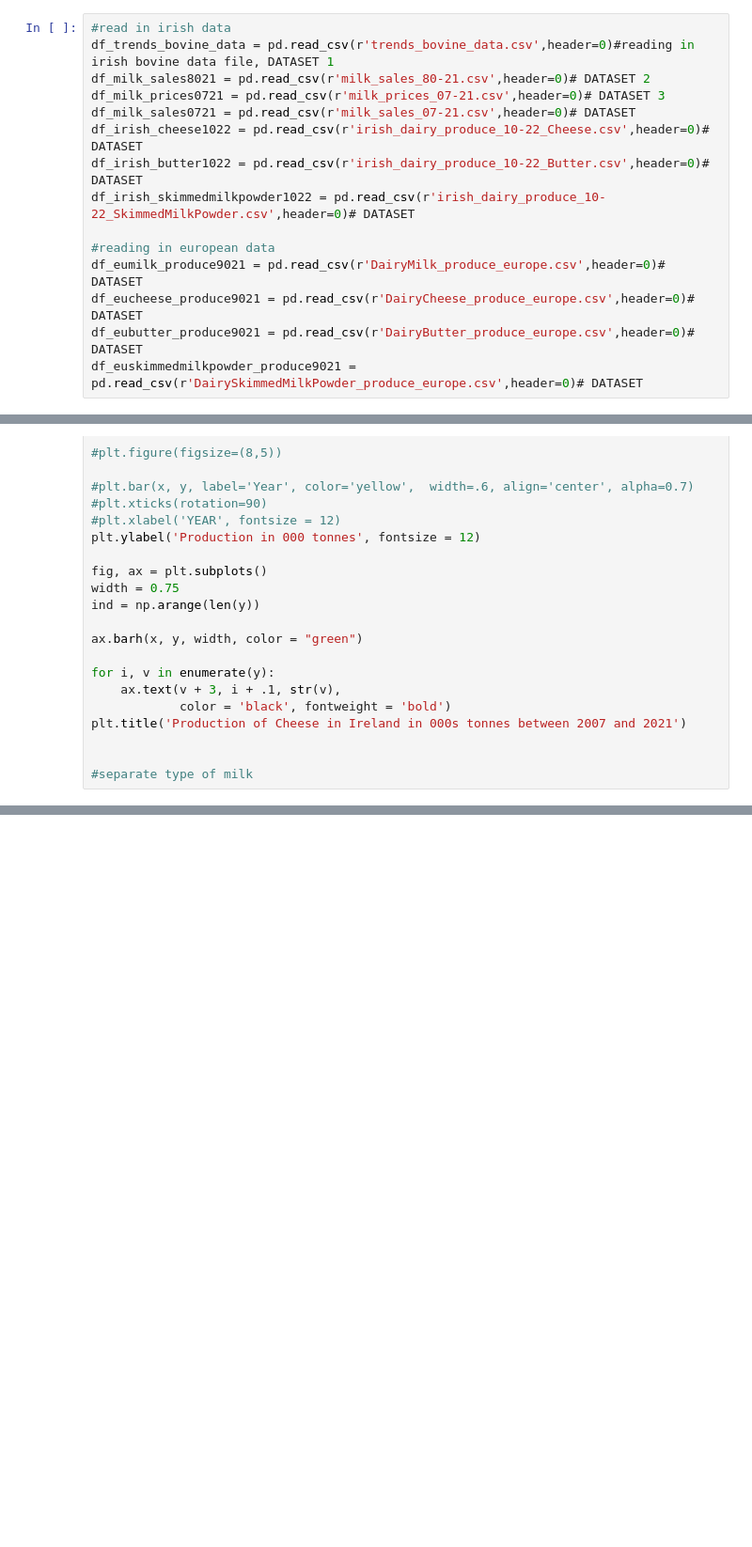
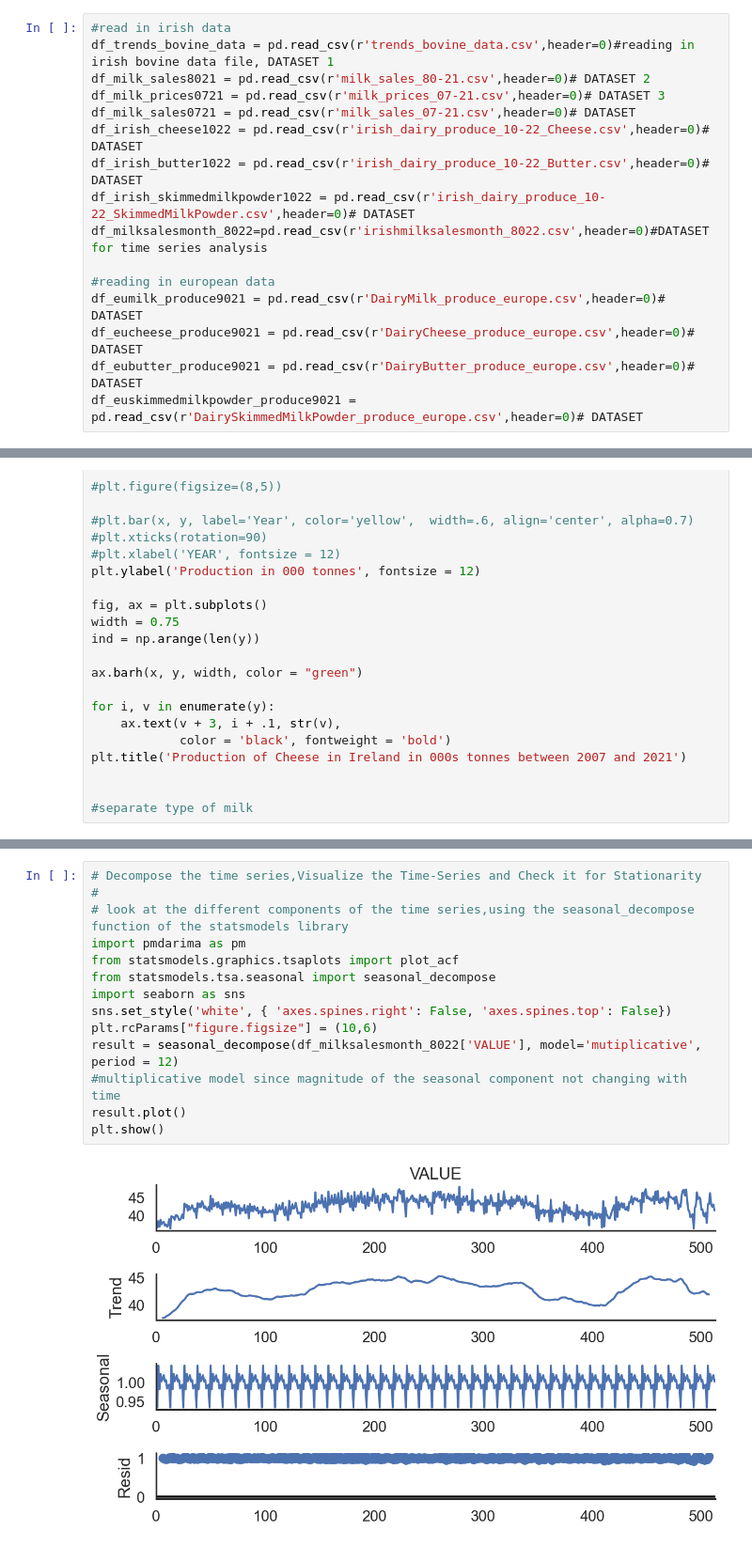
Before and after one commit to teresaq1/Agricultural-Dairy-Milk-Data-Analysis, a Jupyter notebook: notebooks/data source.ipynb, the cells around one changed output, grey strips where cells are left out. Shown at 94% size. Cells and saved outputs as stored; diff of their text form; blank space fills up the shorter version.

Commit message:
added arima time series analysis code

```diff
--- a/notebooks/data source.ipynb
+++ b/notebooks/data source.ipynb
@@ -27,6 +27,7 @@ df_milk_sales0721 = pd.read_csv(r'milk_sales_07-21.csv',header=0)# DATASET
 df_irish_cheese1022 = pd.read_csv(r'irish_dairy_produce_10-22_Cheese.csv',header=0)# DATASET
 df_irish_butter1022 = pd.read_csv(r'irish_dairy_produce_10-22_Butter.csv',header=0)# DATASET
 df_irish_skimmedmilkpowder1022 = pd.read_csv(r'irish_dairy_produce_10-22_SkimmedMilkPowder.csv',header=0)# DATASET
+df_milksalesmonth_8022=pd.read_csv(r'irishmilksalesmonth_8022.csv',header=0)#DATASET for time series analysis
 
 #reading in european data
 df_eumilk_produce9021 = pd.read_csv(r'DairyMilk_produce_europe.csv',header=0)# DATASET
@@ -1051,0 +1110,16 @@ plt.title('Production of Cheese in Ireland in 000s tonnes between 2007 and 2021'
+# %%
+# Decompose the time series,Visualize the Time-Series and Check it for Stationarity
+#
+# look at the different components of the time series,using the seasonal_decompose function of the statsmodels library
+import pmdarima as pm
+from statsmodels.graphics.tsaplots import plot_acf
+from statsmodels.tsa.seasonal import seasonal_decompose
+import seaborn as sns
+sns.set_style('white', { 'axes.spines.right': False, 'axes.spines.top': False})
+plt.rcParams["figure.figsize"] = (10,6)
+result = seasonal_decompose(df_milksalesmonth_8022['VALUE'], model='mutiplicative', period = 12)
+#multiplicative model since magnitude of the seasonal component not changing with time
+result.plot()
+plt.show()
+# %% [output]
+[figure, added]
```
Also changed, not shown: parts of 48 cells of this notebook.
